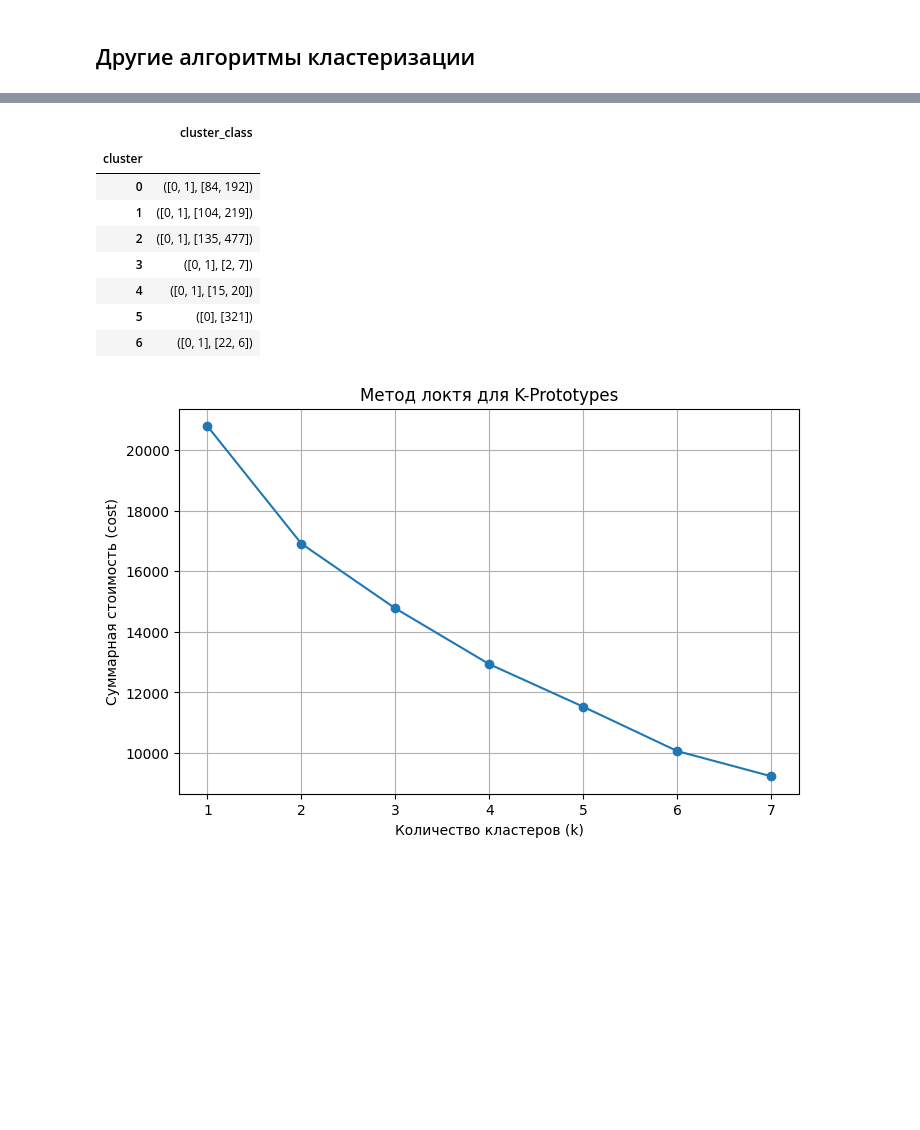
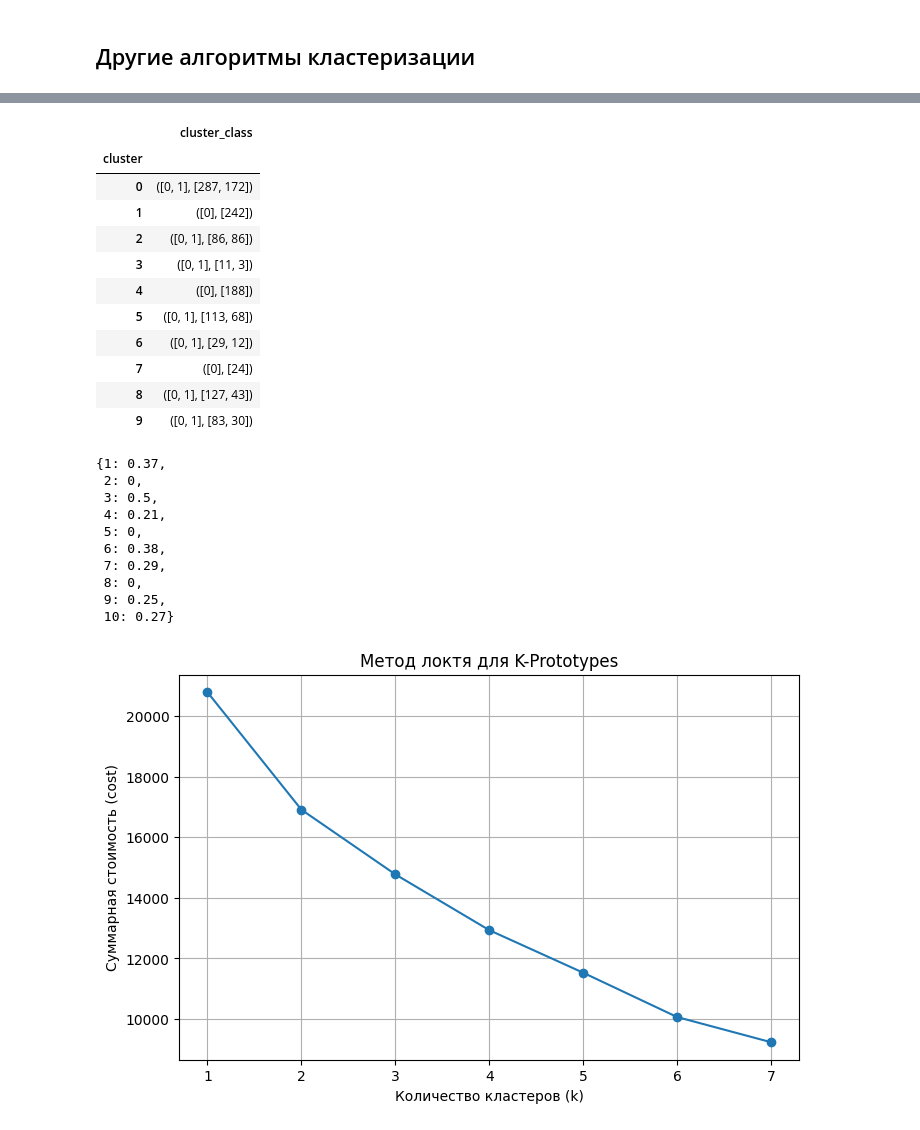
Before and after one commit to barly13/rostelecom_hackathon_dev, a Jupyter notebook: ml/MLfit.ipynb, the cells around one changed output, grey strips where cells are left out. Drawn from its saved outputs; the diff is of its cells as text; code cells hidden in the pictures; blank space fills up the shorter version.

```diff
--- a/ml/MLfit.ipynb
+++ b/ml/MLfit.ipynb
@@ -1160,7 +1153,7 @@ several_orders_for_rfc['distance'] = ((several_orders_for_rfc['s_lat_d'] - sever
 several_orders_for_rfc.drop(columns=['s_lat_d', 's_lng_d', 'c_lat_d', 'c_lng_d'], inplace=True)
 several_orders_for_rfc['time_delta'] = (max_date - several_orders_for_rfc['order_purchase_timestamp']).map(lambda x: x.days)
 several_orders_for_rfc = pd.get_dummies(several_orders_for_rfc, columns=['upper_category'], dtype = float)
-several_orders_for_rfc = several_orders_for_rfc.sort_values(by=['customer_unique_id', 'order_purchase_timestamp']).drop_duplicates(subset='customer_unique_id').drop(columns=['order_purchase_timestamp'])
+several_orders_for_rfc = several_orders_for_rfc.sort_values(by=['customer_unique_id', 'order_purchase_timestamp']).drop_duplicates(subset='customer_unique_id', keep='last').drop(columns=['order_purchase_timestamp'])
 several_orders_for_rfc = several_orders_for_rfc.reindex(sorted(several_orders_for_rfc.columns), axis=1)
 several_orders_for_rfc['payment_value'] = np.log10(several_orders_for_rfc['payment_value'].astype(float))
 model_train_data = several_orders_for_rfc.merge(y_train, how='inner', on='customer_unique_id')
@@ -1230,15 +1266,15 @@ d
 # %% [markdown]
 ## Другие алгоритмы кластеризации
 # %%
-np_train = X.drop(columns=['cat']).to_numpy()
+np_train = pd.get_dummies(X_train, columns=['cat'], dtype = float).to_numpy()
 sscaler = StandardScaler()
-sscaler.fit(np_train)
-np_train = sscaler.transform(np_train)
+sscaler.fit(np_train[:11])
+np_train[:11] = sscaler.transform(np_train[:11])
 
 umap_model = umap.UMAP(n_components=2)
 X_umap = umap_model.fit_transform(np_train, state=0)
 
-plt.figure(figsize=(8, 6))
+plt.figure(figsize=(8, 8))
 # for key, val in d.items():
 #   plt.scatter(X_umap[val, 0], X_umap[val, 1])
 plt.scatter(X_umap[:, 0], X_umap[:, 1], )
@@ -1247,0 +1284,10 @@ plt.scatter(X_umap[:, 0], X_umap[:, 1], )
+# %%
+d = defaultdict(list)
+for i in range(train_cluster_label.shape[0]):
+  d[train_cluster_label[i]].append(i)
+
+plt.figure(figsize=(10, 10))
+plt.title('Кластеризация клиентов с несколькими заказами')
+for key, val in d.items():
+  plt.scatter(X_umap[val, 0], X_umap[val, 1],  label=f'шанс следующей покуки {int(final_cluster_class[key] * 100)}%')
+plt.legend()
@@ -1268,8 +1317,9 @@ print('12 норм вроде')
 12 норм вроде
 # %%
-kmeans =  KMeans(n_clusters=7, random_state=0).fit(np_train)
-train_cluster_label = kmeans.predict(np_train)
-
+kmeans =  KMeans(n_clusters=10, random_state=0).fit(np_train)
+# train_cluster_label = kmeans.predict(np_train)
+train_cluster_label = kmeans.predict(sscaler.transform(X_train.drop(columns=['cat'])))
+test_cluster_label = kmeans.predict(sscaler.transform(X_test.drop(columns=['cat'])))
 #np_test = X_test.to_numpy()
 #np_test[:, :10] = scaler.transform(np_test[:, :10])
 #test_cluster_label = kmeans.predict(np_test)
@@ -1286,19 +1336,42 @@ for key, val in d.items():
 # %%
 t_yyy = y_train.copy()
 t_yyy = t_yyy.reset_index()
 t_yyy['cluster'] = pd.Series(train_cluster_label)
-t_yyy.groupby('cluster').agg(cluster_class=('class', lambda x: np.unique(x, return_counts=True)))
+display(t_yyy.groupby('cluster').agg(cluster_class=('class', lambda x: np.unique(x, return_counts=True))))
 #train_cluster_label, test_cluster_label
+final_cluster_class = dict()
+for i, gr in enumerate(t_yyy.groupby('cluster').agg(cluster_class=('class', lambda x: np.unique(x, return_counts=True))).values):
+  gr = gr[0]
+  if len(gr[0]) > 1:
+    final_cluster_class[i+1] = float(round(gr[1][1] / sum(gr[1]), 2))
+  elif gr[0][0] == 0:
+    final_cluster_class[i+1] = 0
+  else:
+    final_cluster_class[i+1] = 1
+final_cluster_class
 # %% [output]
 |  | cluster_class |
 | cluster |  |
-| 0 | ([0, 1], [84, 192]) |
-| 1 | ([0, 1], [104, 219]) |
-| 2 | ([0, 1], [135, 477]) |
-| 3 | ([0, 1], [2, 7]) |
-| 4 | ([0, 1], [15, 20]) |
-| 5 | ([0], [321]) |
-| 6 | ([0, 1], [22, 6]) |
+| 0 | ([0, 1], [287, 172]) |
+| 1 | ([0], [242]) |
+| 2 | ([0, 1], [86, 86]) |
+| 3 | ([0, 1], [11, 3]) |
+| 4 | ([0], [188]) |
+| 5 | ([0, 1], [113, 68]) |
+| 6 | ([0, 1], [29, 12]) |
+| 7 | ([0], [24]) |
+| 8 | ([0, 1], [127, 43]) |
+| 9 | ([0, 1], [83, 30]) |
+{1: 0.37,
+ 2: 0,
+ 3: 0.5,
+ 4: 0.21,
+ 5: 0,
+ 6: 0.38,
+ 7: 0.29,
+ 8: 0,
+ 9: 0.25,
+ 10: 0.27}
 # %%
 XX_train = X.copy()
 cols = ['dist',	'score', 'recency_days',	'total_orders_count',	'monetary_value',	'avg_order_value',	'success_rate_percentage',	'rfm_1', 'rfm_2', 'rfm_3']
```
Also changed, not shown: parts of 43 cells of this notebook, 7 other files.
